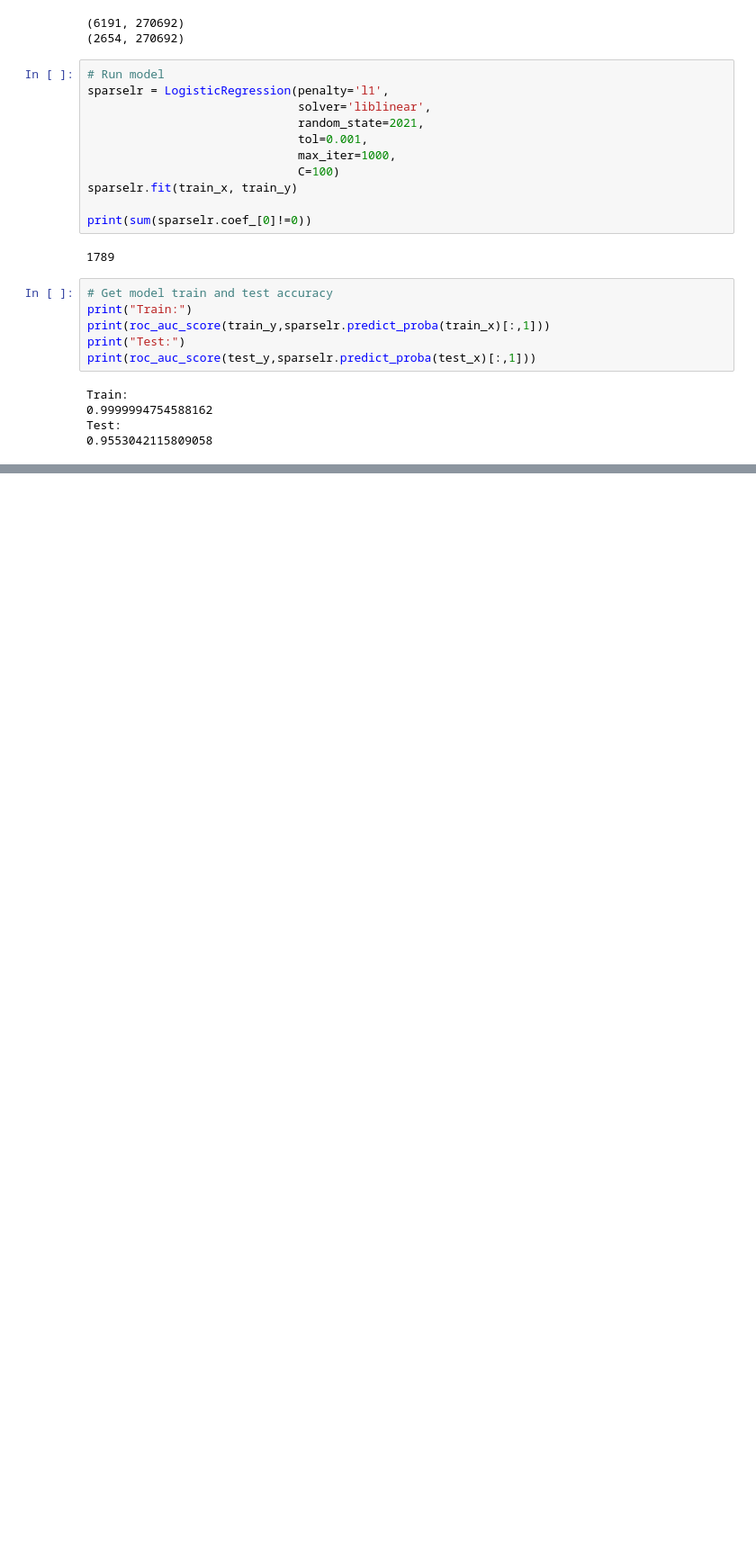
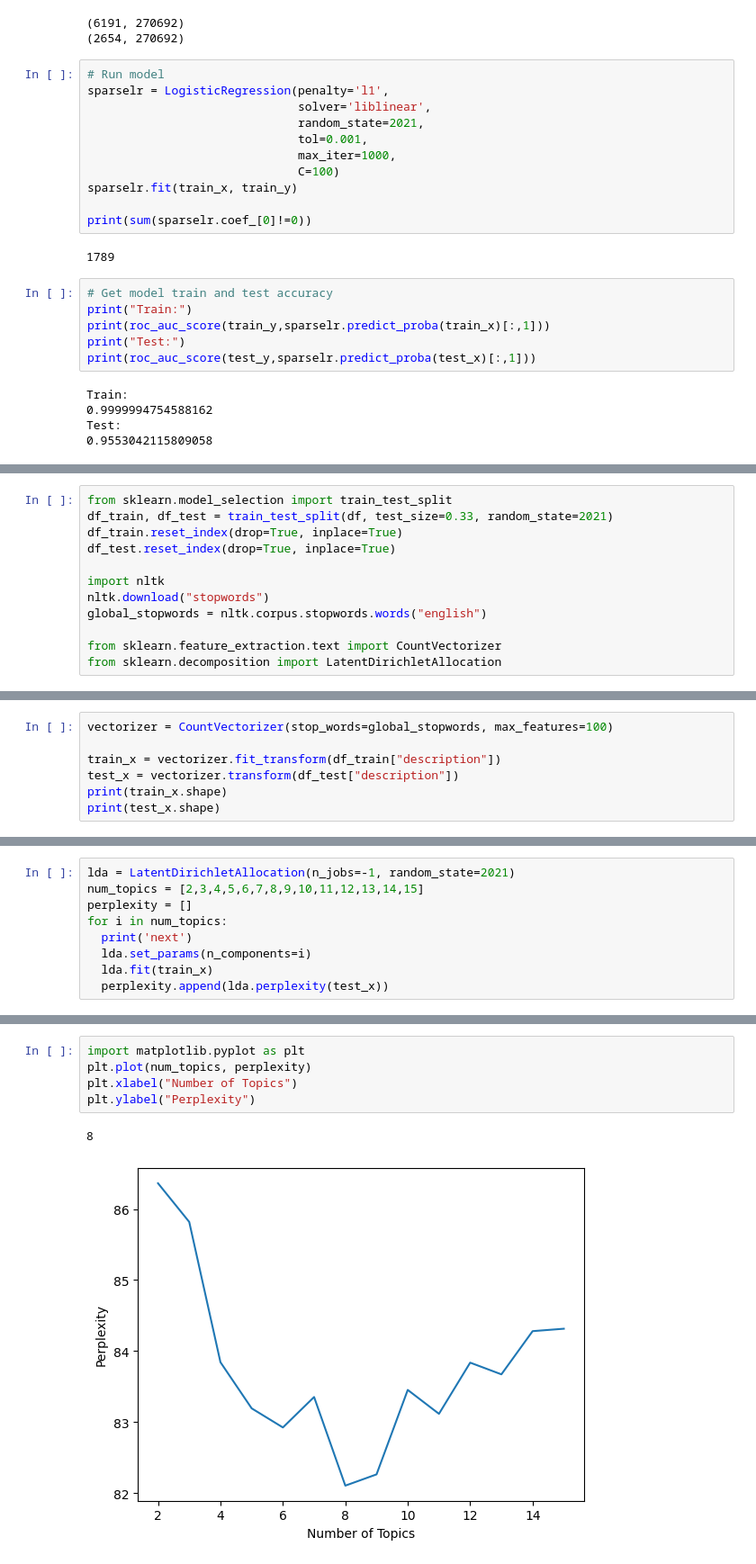
Before and after one commit to hederella/TextAnalytics, a Jupyter notebook: TextAnalyticsPreliminary.ipynb, the cells around one changed output, grey strips where cells are left out. Shown at 90% size. Drawn from its saved outputs; the diff is of its cells as text; blank space fills up the shorter version.

Commit message:
Added Topic Model and Word Embedding

```diff
--- a/TextAnalyticsPreliminary.ipynb
+++ b/TextAnalyticsPreliminary.ipynb
@@ -443,0 +450,12 @@ dfbeta.head(10)
+# %%
+from sklearn.model_selection import train_test_split
+df_train, df_test = train_test_split(df, test_size=0.33, random_state=2021)
+df_train.reset_index(drop=True, inplace=True)
+df_test.reset_index(drop=True, inplace=True)
+
+import nltk
+nltk.download("stopwords")
+global_stopwords = nltk.corpus.stopwords.words("english")
+
+from sklearn.feature_extraction.text import CountVectorizer
+from sklearn.decomposition import LatentDirichletAllocation
@@ -443,0 +466,7 @@ dfbeta.head(10)
+# %%
+vectorizer = CountVectorizer(stop_words=global_stopwords, max_features=100)
+
+train_x = vectorizer.fit_transform(df_train["description"])
+test_x = vectorizer.transform(df_test["description"])
+print(train_x.shape)
+print(test_x.shape)
@@ -443,0 +476,9 @@ dfbeta.head(10)
+# %%
+lda = LatentDirichletAllocation(n_jobs=-1, random_state=2021)
+num_topics = [2,3,4,5,6,7,8,9,10,11,12,13,14,15]
+perplexity = []
+for i in num_topics:
+  print('next')
+  lda.set_params(n_components=i)
+  lda.fit(train_x)
+  perplexity.append(lda.perplexity(test_x))
@@ -443,0 +500,8 @@ dfbeta.head(10)
+# %%
+import matplotlib.pyplot as plt
+plt.plot(num_topics, perplexity)
+plt.xlabel("Number of Topics")
+plt.ylabel("Perplexity")
+# %% [output]
+8
+[figure, added]
```
Also changed, not shown: parts of 25 cells of this notebook.
